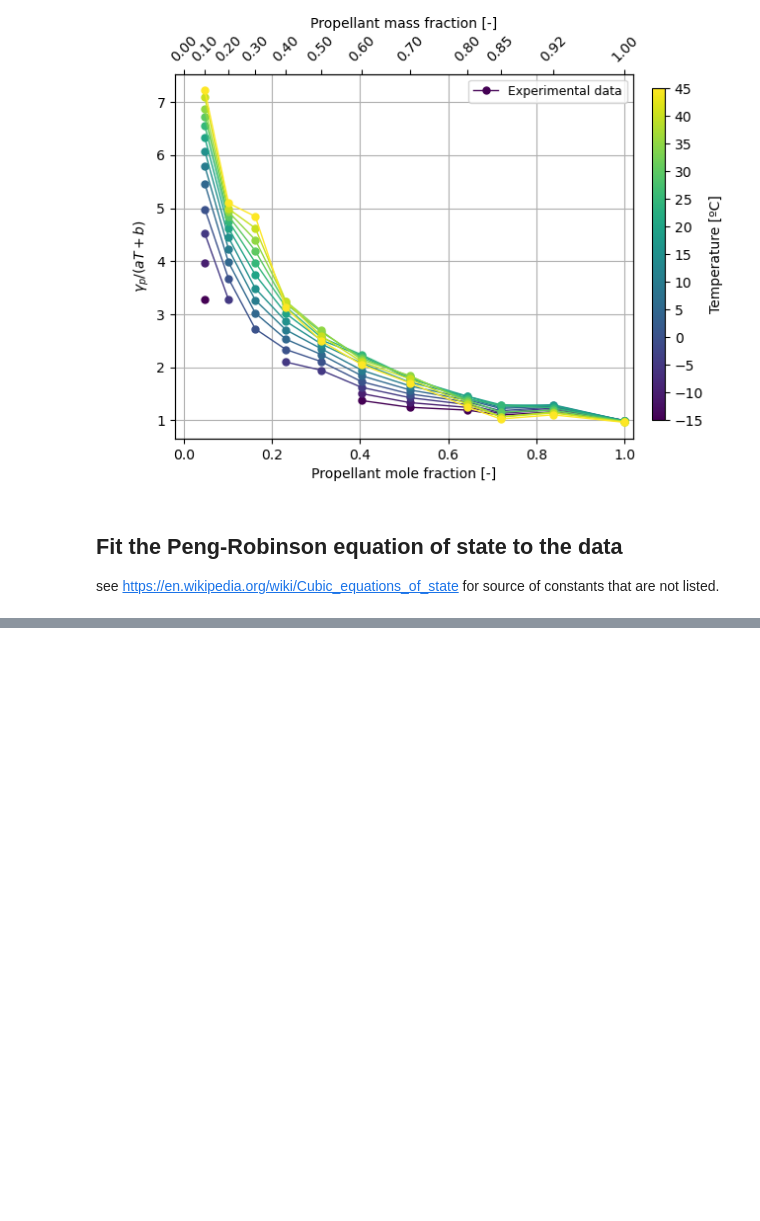
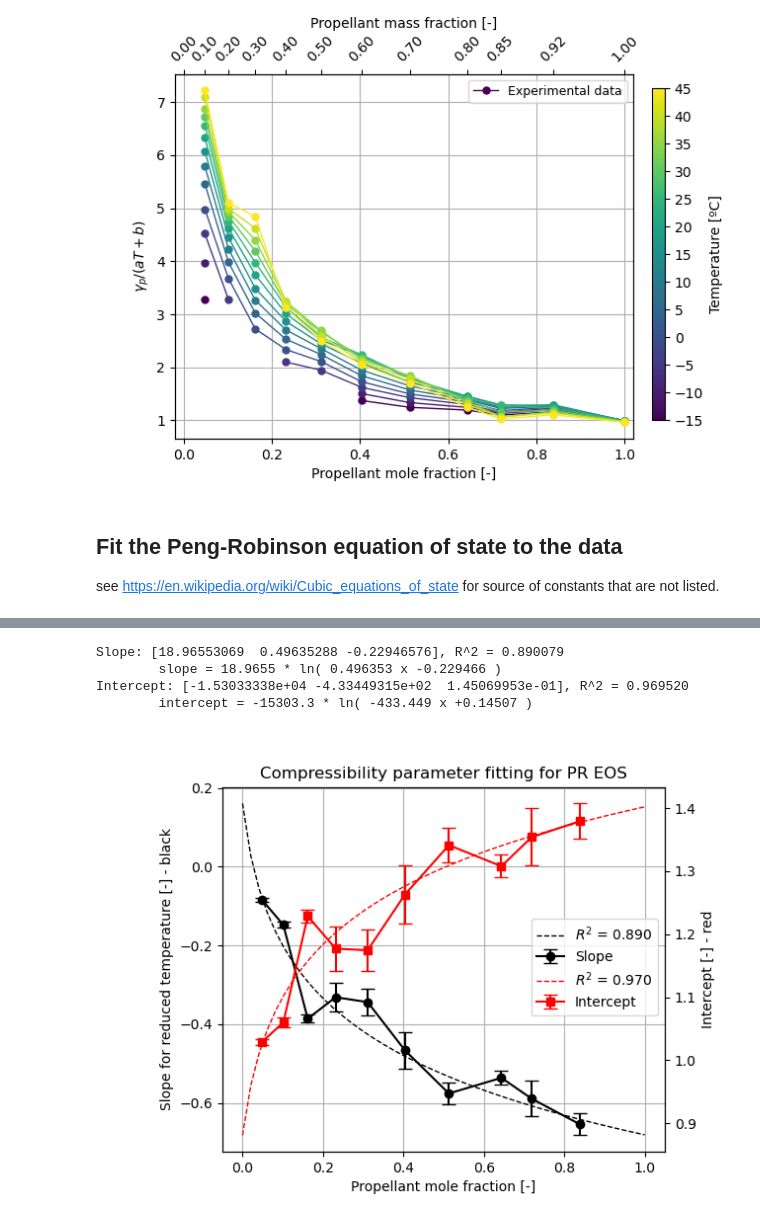
Before and after one commit to djorlando24/jupyterNotebooks, a Jupyter notebook: Research/PropellantProps/RDD2024_SVP_Plots.ipynb, the cells around one changed output, grey strips where cells are left out. Cells and saved outputs as stored; diff of their text form; code cells hidden in the pictures; blank space fills up the shorter version.

```diff
--- a/Research/PropellantProps/RDD2024_SVP_Plots.ipynb
+++ b/Research/PropellantProps/RDD2024_SVP_Plots.ipynb
@@ -430,0 +526,48 @@ plt.grid();
+# %%
+# fit the slope and intercept as a function of x
+from scipy.optimize import curve_fit
+def ffit_Zx(x,a,b,c):
+    return c*np.log(np.abs(a*x+b))
+
+def r2_nonlin(original_data, fitted):
+    ss_err = np.sum((original_data-fitted)**2)
+    ss_tot = np.sum(original_data**2)
+    return 1-np.sqrt(ss_err/ss_tot)
+
+x_ = np.linspace(0,1,50);
+popt_slope, pcov_slope = curve_fit(ffit_Zx, Zfit_results[:,0],Zfit_results[:,1],p0=(1,0,-1),sigma=Zfit_results[:,3])
+r2_slope = r2_nonlin(Zfit_results[:,1], ffit_Zx(Zfit_results[:,0],*popt_slope))
+print("Slope: %s, R^2 = %f" % (popt_slope, r2_slope))
+print("\tslope = %g * ln( %g x %+g )" % tuple(popt_slope))
+
+popt_intercept, pcov_intercept = curve_fit(ffit_Zx, Zfit_results[:,0],Zfit_results[:,2],p0=(1,-1,1),sigma=Zfit_results[:,3])
+r2_intercept = r2_nonlin(Zfit_results[:,2], ffit_Zx(Zfit_results[:,0],*popt_intercept))
+print("Intercept: %s, R^2 = %f" % (popt_intercept, r2_intercept))
+print("\tintercept = %g * ln( %g x %+g )" % tuple(popt_intercept))
+# %% [output]
+Slope: [18.96553069  0.49635288 -0.22946576], R^2 = 0.890079
+        slope = 18.9655 * ln( 0.496353 x -0.229466 )
+Intercept: [-1.53033338e+04 -4.33449315e+02  1.45069953e-01], R^2 = 0.969520
+        intercept = -15303.3 * ln( -433.449 x +0.14507 )
+# %%
+# Plot the slopes and offsets as a function of mole fraction
+fig=plt.figure()
+p0=plt.errorbar(Zfit_results[:,0],Zfit_results[:,1],yerr=2*Zfit_results[:,3],\
+             capsize=5,label='Slope',marker='o',c='k');
+p1,=plt.plot(x_, ffit_Zx(x_,*popt_slope), ls='--', lw=1, c='k', label=r'$R^2$ = %.3f' % r2_slope)
+
+plt.grid();
+plt.ylabel('Slope for reduced temperature [-] - black');
+plt.title("Compressibility parameter fitting for PR EOS");
+plt.xlabel("Propellant mole fraction [-]")
+
+plt.gca().twinx();
+p2=plt.errorbar(Zfit_results[:,0],Zfit_results[:,2],yerr=2*Zfit_results[:,3],\
+             capsize=5,label='Intercept',marker='s',c='r');
+p3,=plt.plot(x_, ffit_Zx(x_,*popt_intercept), ls='--', lw=1, c='r', label=r'$R^2$ = %.3f' % r2_intercept)
+plt.ylabel('Intercept [-] - red');
+
+plt.subplots_adjust(left=0.2);
+fig.legend(loc=5, bbox_to_anchor=(0.9, 0.5));
+# %% [output]
+[figure, added]
```
Also changed, not shown: parts of 13 cells of this notebook, 1 other file.
